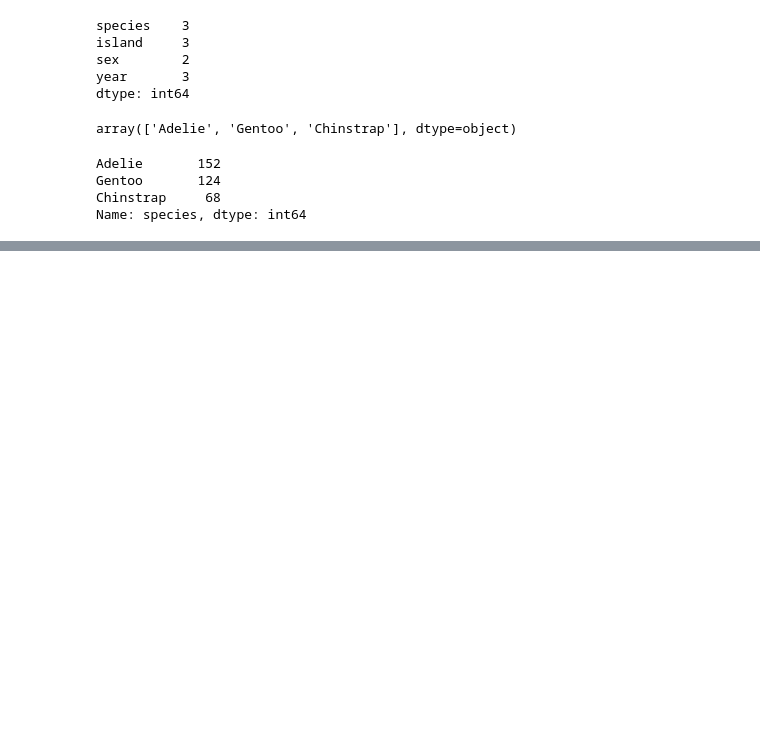
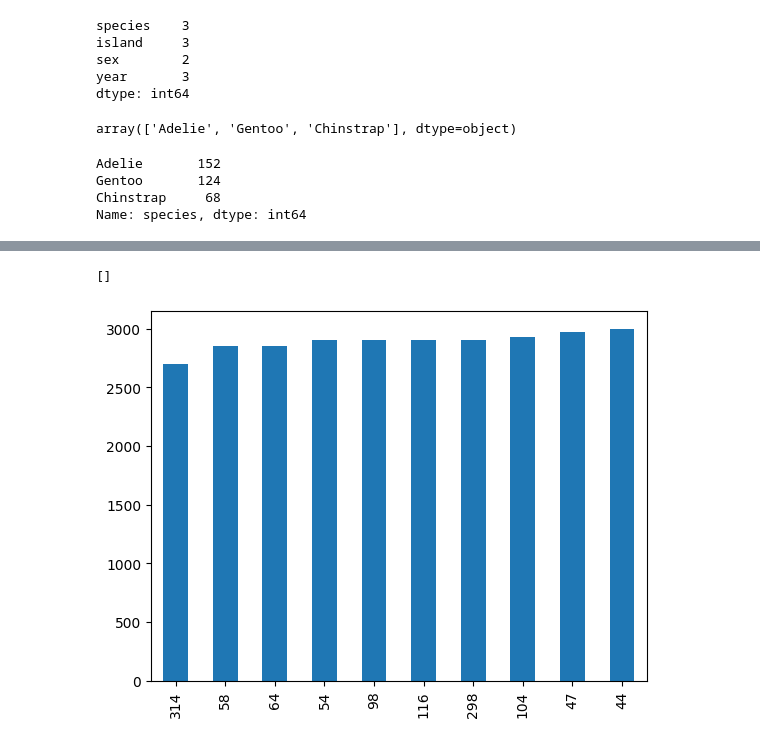
Before and after one commit to kaimorquecho/eds220-2025-in-class, a Jupyter notebook: week-2-basic-plotting.ipynb, the cells around one changed output, grey strips where cells are left out. Cells and saved outputs as stored; diff of their text form; code cells hidden in the pictures; blank space fills up the shorter version.

```diff
--- a/week-2-basic-plotting.ipynb
+++ b/week-2-basic-plotting.ipynb
@@ -327,0 +367,10 @@ Name: species, dtype: int64
+# %%
+smallest = penguins['body_mass_g'].nsmallest(10).plot(kind = 'bar')
+smallest
+
+# or
+
+smallest.plot(kind = 'bar')
+# %% [output]
+[]
+[figure, added]
```
Also changed, not shown: parts of 13 cells of this notebook.
